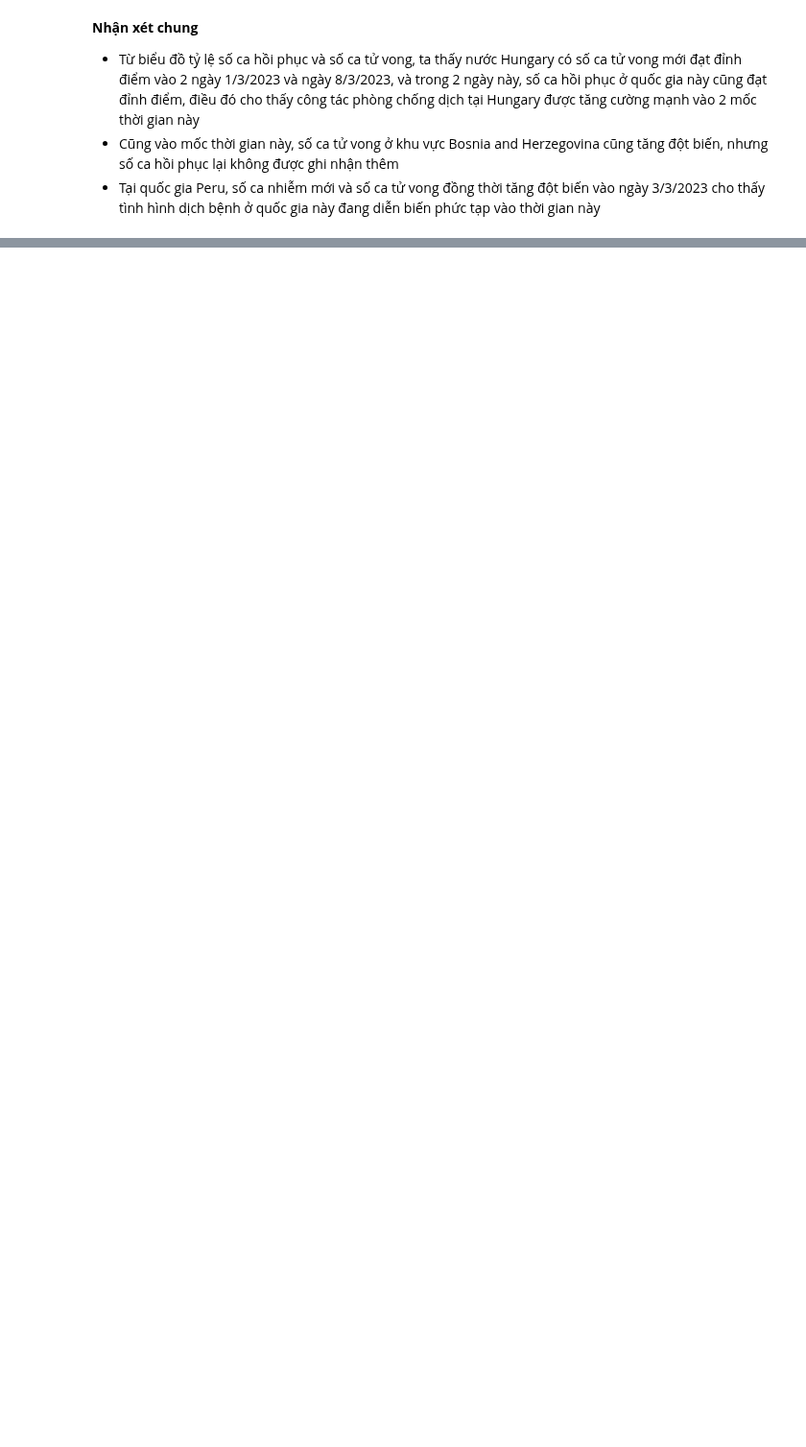
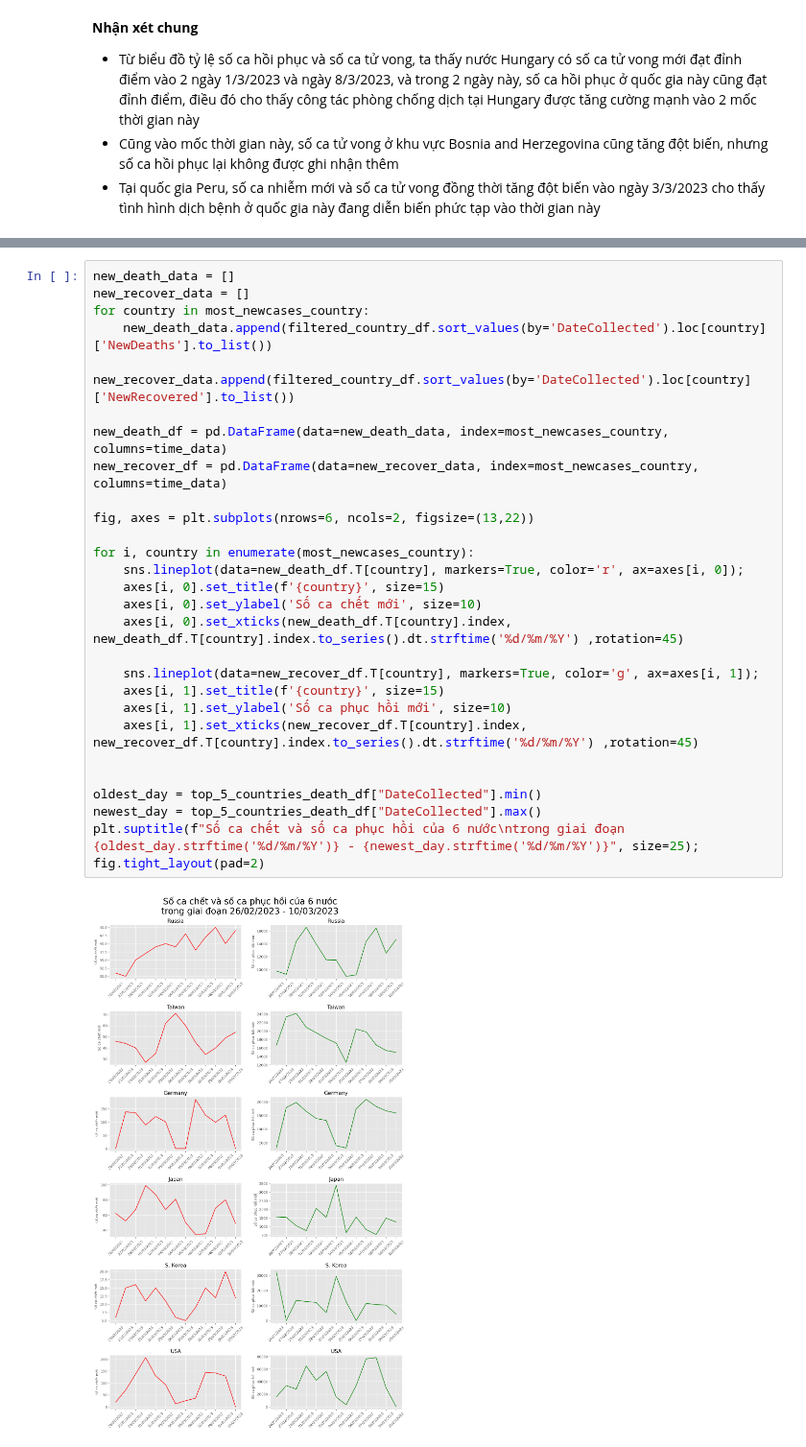
Before and after one commit to vntan/Covid-19-Analysis, a Jupyter notebook: Lab01.ipynb, the cells around one changed output, grey strips where cells are left out. Shown at 96% size. Drawn from its saved outputs; the diff is of its cells as text; blank space fills up the shorter version.

```diff
--- a/Lab01.ipynb
+++ b/Lab01.ipynb
@@ -632,0 +692,30 @@ fig.tight_layout(pad=2)
+# %%
+new_death_data = []
+new_recover_data = []
+for country in most_newcases_country:
+    new_death_data.append(filtered_country_df.sort_values(by='DateCollected').loc[country]['NewDeaths'].to_list())
+    new_recover_data.append(filtered_country_df.sort_values(by='DateCollected').loc[country]['NewRecovered'].to_list())
+
+new_death_df = pd.DataFrame(data=new_death_data, index=most_newcases_country, columns=time_data)
+new_recover_df = pd.DataFrame(data=new_recover_data, index=most_newcases_country, columns=time_data)
+
+fig, axes = plt.subplots(nrows=6, ncols=2, figsize=(13,22))
+
+for i, country in enumerate(most_newcases_country):
+    sns.lineplot(data=new_death_df.T[country], markers=True, color='r', ax=axes[i, 0]);
+    axes[i, 0].set_title(f'{country}', size=15)
+    axes[i, 0].set_ylabel('Số ca chết mới', size=10)
+    axes[i, 0].set_xticks(new_death_df.T[country].index, new_death_df.T[country].index.to_series().dt.strftime('%d/%m/%Y') ,rotation=45)
+
+    sns.lineplot(data=new_recover_df.T[country], markers=True, color='g', ax=axes[i, 1]);
+    axes[i, 1].set_title(f'{country}', size=15)
+    axes[i, 1].set_ylabel('Số ca phục hồi mới', size=10)
+    axes[i, 1].set_xticks(new_recover_df.T[country].index, new_recover_df.T[country].index.to_series().dt.strftime('%d/%m/%Y') ,rotation=45)
+
+
+oldest_day = top_5_countries_death_df["DateCollected"].min()
+newest_day = top_5_countries_death_df["DateCollected"].max()
+plt.suptitle(f"Số ca chết và số ca phục hồi của 6 nước\ntrong giai đoạn {oldest_day.strftime('%d/%m/%Y')} - {newest_day.strftime('%d/%m/%Y')}", size=25);
+fig.tight_layout(pad=2)
+# %% [output]
+[figure, added]
```
Also changed, not shown: parts of 21 cells of this notebook, 1 other file.
